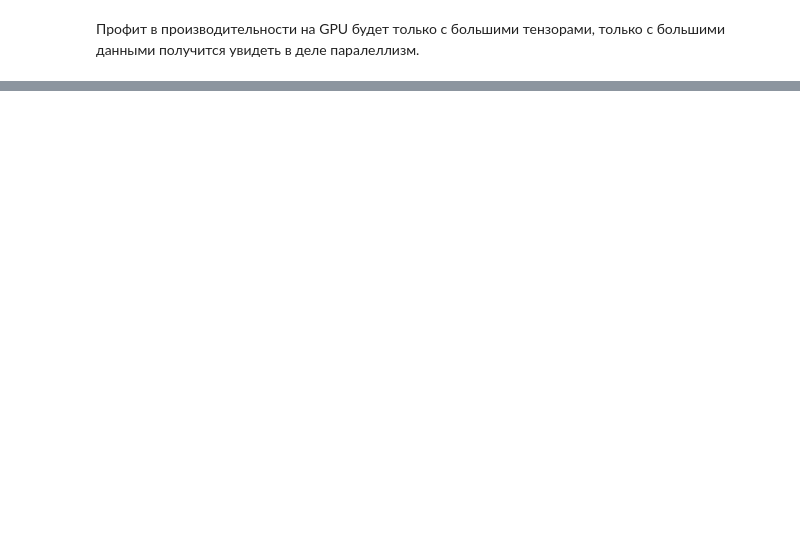
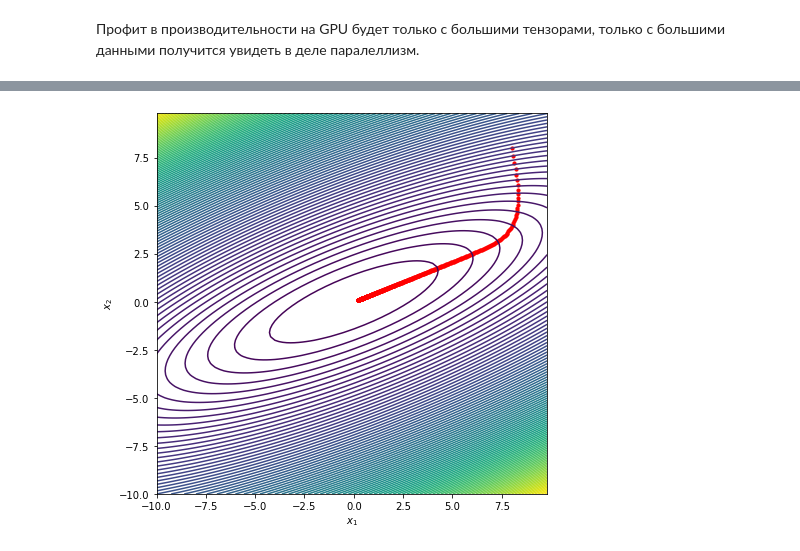
Before and after one commit to julichitai/learning_NN, a Jupyter notebook: pytorch.ipynb, the cells around one changed output, grey strips where cells are left out. Drawn from its saved outputs; the diff is of its cells as text; code cells hidden in the pictures; blank space fills up the shorter version.

```diff
--- a/pytorch.ipynb
+++ b/pytorch.ipynb
@@ -233,0 +360,28 @@ Wall time: 1.94 ms
+# %%
+def function_skewed(variable):
+    gramma = torch.tensor([[1., -1.], [1., 1.]]) @ torch.tensor([[1.0, 0.0], [0.0, 4.0]])
+    res = 10 * (variable.unsqueeze(0) @ (gramma @ variable.unsqueeze(1))).sum()
+    return res
+
+def function_skewed_np(variable):
+    gramma = np.array([[1, -1], [1, 1]]) @ np.array([[1.0, 0.0], [0.0, 4.0]])
+    res = 10 * (variable.transpose(1, 0) @ (gramma @ variable)).sum()
+    return res
+
+
+x = torch.tensor(
+    [8., 8.], requires_grad=True)
+var_history = []
+fn_history = []
+
+optimizer = torch.optim.SGD([x], lr=0.001)
+
+for i in range(500):
+    var_history.append(x.data.cpu().numpy().copy())
+    fn_history.append(function_skewed(x).data.cpu().numpy().copy())
+    make_gradient_step(function_skewed, x)
+# %%
+show_contours(function_skewed_np)
+plt.scatter(np.array(var_history)[:,0], np.array(var_history)[:,1], s=10, c='r');
+# %% [output]
+[figure, added]
```
Also changed, not shown: parts of 17 cells of this notebook.
